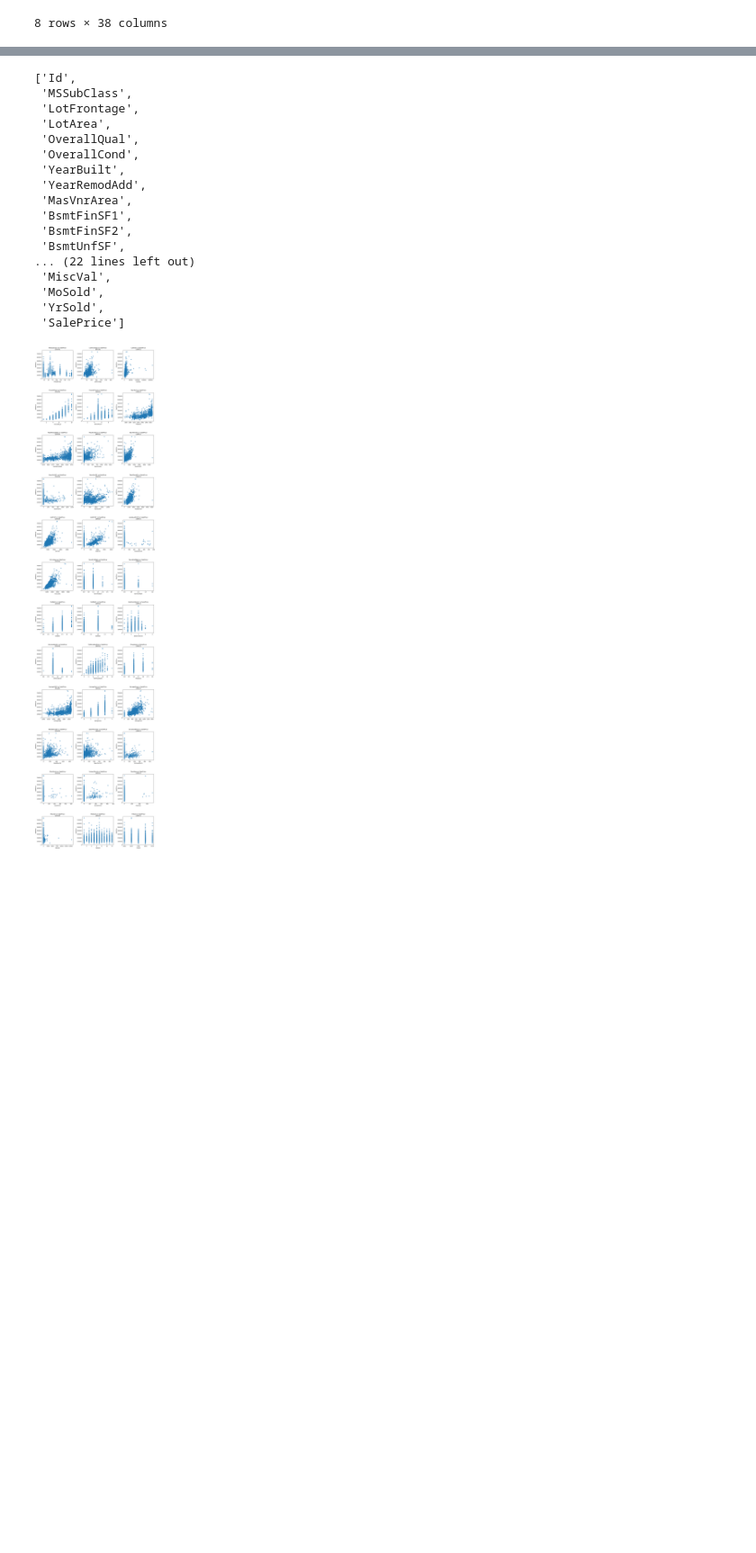
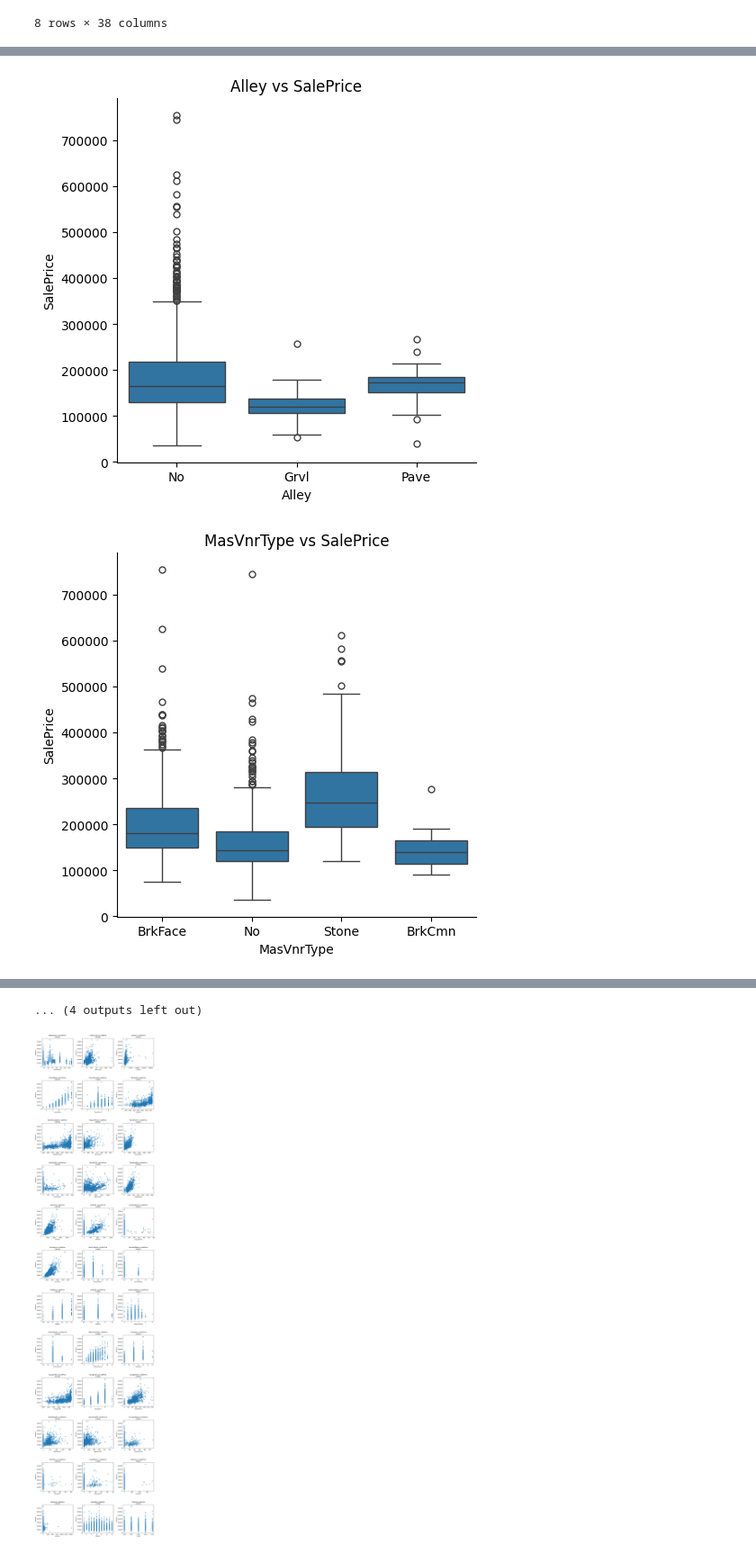
Before and after one commit to anajpva/house-prices, a Jupyter notebook: notebooks/data_analysis.ipynb, the cells around one changed output, grey strips where cells are left out. Shown at 90% size. Cells and saved outputs as stored; diff of their text form; code cells hidden in the pictures; blank space fills up the shorter version.

```diff
--- a/notebooks/data_analysis.ipynb
+++ b/notebooks/data_analysis.ipynb
@@ -43,0 +70,28 @@ memory usage: 924.0+ KB
+# %%
+#Lets plot string columns with null values agains the selling price
+
+string_columns = data_train.select_dtypes(include=["object"])
+string_columns_with_nulls = [col for col in string_columns.columns if data_train[col].isnull().any()]
+
+# Sustituir valores nulos por 'No' en esas columnas
+data_train[string_columns_with_nulls] = data_train[string_columns_with_nulls].fillna("No")
+
+# Graficar cada columna frente a SalePrice
+for column in string_columns_with_nulls:
+    sns.catplot(
+        x=column,
+        y="SalePrice",
+        data=data_train,
+        kind="box",
+        aspect=1,
+    )
+    plt.title(f"{column} vs SalePrice")
+    plt.tight_layout()
+    plt.show()
+
+    #We'll drop
+    #'Alley','MasVnrType','BsmtCond','PoolQC','Fence','MiscFeature','GarageQual',
+    #'GarageCond' and 'BsmtFinType2'
+# %% [output]
+[figure, new version]
+[figure, new version]
@@ -43,0 +108 @@ memory usage: 924.0+ KB
+... (4 outputs left out)
@@ -49,23 +136,3 @@ numeric_columns = data.select_dtypes(include=['number']).columns.tolist()
-# %%
-numeric_columns
-# %% [output]
-['Id',
- 'MSSubClass',
- 'LotFrontage',
- 'LotArea',
- 'OverallQual',
- 'OverallCond',
- 'YearBuilt',
- 'YearRemodAdd',
- 'MasVnrArea',
- 'BsmtFinSF1',
- 'BsmtFinSF2',
- 'BsmtUnfSF',
-... (22 lines left out)
- 'MiscVal',
- 'MoSold',
- 'YrSold',
- 'SalePrice']
 # %%
 numeric_columns_wo_price = numeric_columns.copy()
 numeric_columns_wo_price.remove("SalePrice")
```
Also changed, not shown: parts of 23 cells of this notebook, 2 other files.
